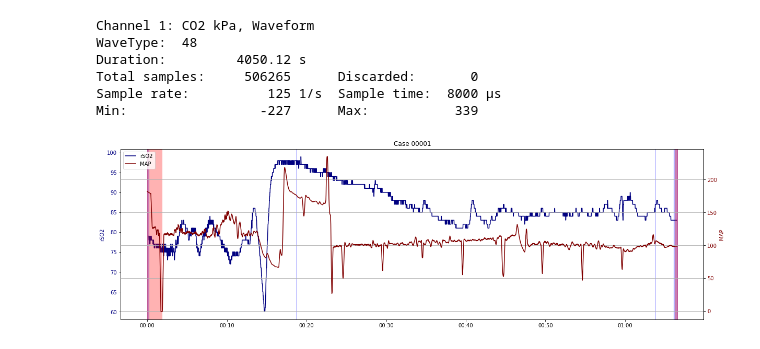
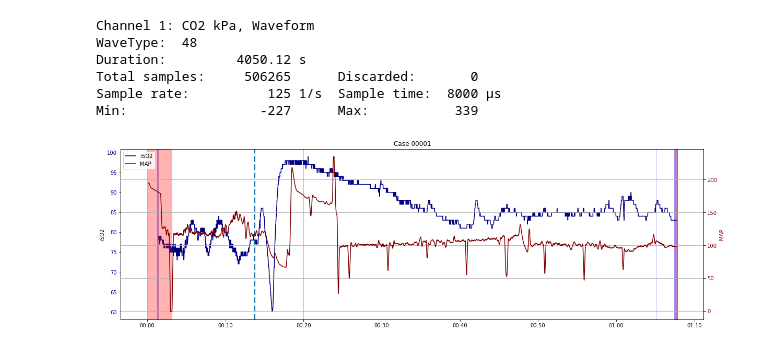
Before and after one commit to makes/bopra-cox, a Jupyter notebook: 2_data_aggregation.ipynb, the cells around one changed output. Drawn from its saved outputs; the diff is of its cells as text; code cells hidden in the pictures.

```diff
--- a/2_data_aggregation.ipynb
+++ b/2_data_aggregation.ipynb
@@ -45,12 +67,17 @@ bp_df['MAP'] = ComputeAverage(bp_df['Waveform'], 10, bp_samplerate)
+# %%
+# make room for possible MAP values recorded after end of NIRS signal
+last_bp_timestamp = bp_df.index[-1].round('1s')
+last_nirs_timestamp = nirs_df.index[-1]
+new_timestamp = last_nirs_timestamp
+while (new_timestamp < last_bp_timestamp):
+    new_timestamp += pd.Timedelta(seconds=1)
+    new_row = pd.DataFrame(data=[[0, 0]], columns=['Bad_rSO2_auto', 'Bad_rSO2_manual'], index=[new_timestamp])
+    nirs_df = pd.concat([nirs_df, new_row], ignore_index=False)
+nirs_df = nirs_df.rename_axis('Time')
 # %%
 # merge with NIRS (rSO2) data
-nirs_df = nirs.LoadCSV("data/" + nirs_filename,
-                       discard_by_status=False)
-
-df = pd.merge_asof(nirs_df[['rSO2', 'Mark', 'Bad_rSO2_auto']], bp_df[['MAP', 'Bad_MAP_auto']], on='Time', direction='nearest')
-
-misc.NormalizeTime(df)
-t_start, t_end = misc.CreateElapsedTimeColumn(df) # for colormap
-
-df['T'] = df['Time'].apply(lambda x: x.strftime('%H:%M:%S'))
-df['Time'] = df['T']
+df = pd.merge_asof(nirs_df[['rSO2', 'Mark', 'Bad_rSO2_auto', 'Bad_rSO2_manual']], bp_df[['MAP', 'Bad_MAP_auto']], on='Time', direction='nearest')
+# %%
+df.replace({'Mark': '',
+            'Mark': np.nan}, '0', inplace=True)
+df['Mark'] = df['Mark'].astype(int)
@@ -63,27 +95,30 @@ df.set_index('Time', inplace=True)
 # %%
 map_ranges = misc.GetRanges(df, 'Bad_MAP_auto')
 nirs_ranges = misc.GetRanges(df, 'Bad_rSO2_auto')
+# %%
+mark_timestamp = df.loc[df['Mark'] == 1].index[0]
 # %%
 fig, ax1 = plt.subplots(figsize=(20,6))
 ax1.set_ylabel('rSO2', color='navy')
 line1 = ax1.plot(df.index, df['rSO2'], color='navy', label='rSO2')
 ax1.tick_params(axis='y', labelcolor='navy')
 ax2 = ax1.twinx()
 ax2.xaxis.set_major_formatter(mpl.dates.DateFormatter('%H:%M'))
 ax2.set_ylabel('MAP', color='maroon')
 line2 = ax2.plot(df.index, df['MAP'], color='maroon', label='MAP')
 ax2.tick_params(axis='y', labelcolor='maroon')
 lines = line1 + line2
 labels = [l.get_label() for l in lines]
 plt.legend(lines, labels, loc='upper left')
 ax2.grid()
 plt.title(f'Case {case_str}')
 for r in nirs_ranges:
     ax1.axvspan(r[0], r[1], alpha=0.3, color='blue')
 for r in map_ranges:
     ax2.axvspan(r[0], r[1], alpha=0.3, color='red')
+ax1.axvline(mark_timestamp, linestyle='--', linewidth=3)
 plt.autoscale(enable=True, axis="x", tight=True)
 plt.savefig(f'reports/images/2_{case_str}_01.png', bbox_inches='tight', pad_inches=0.1)
 plt.show()
 # %% [output]
-[figure, old version]
+[figure, new version]
```
Also changed, not shown: parts of 7 cells of this notebook, 9 other files.
